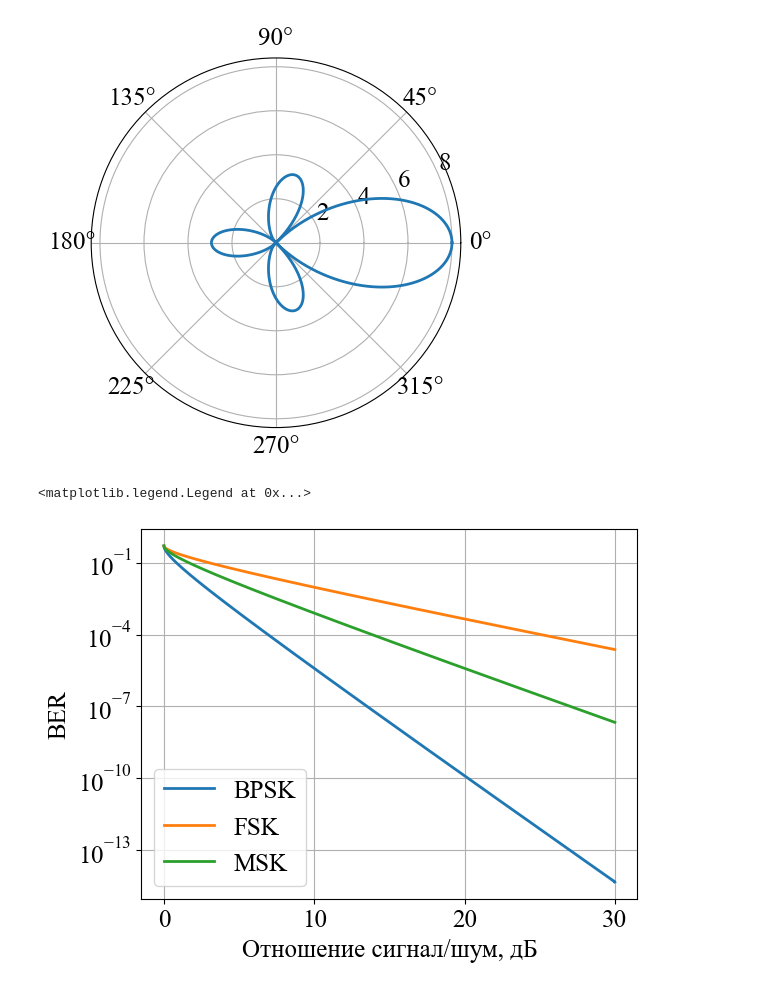
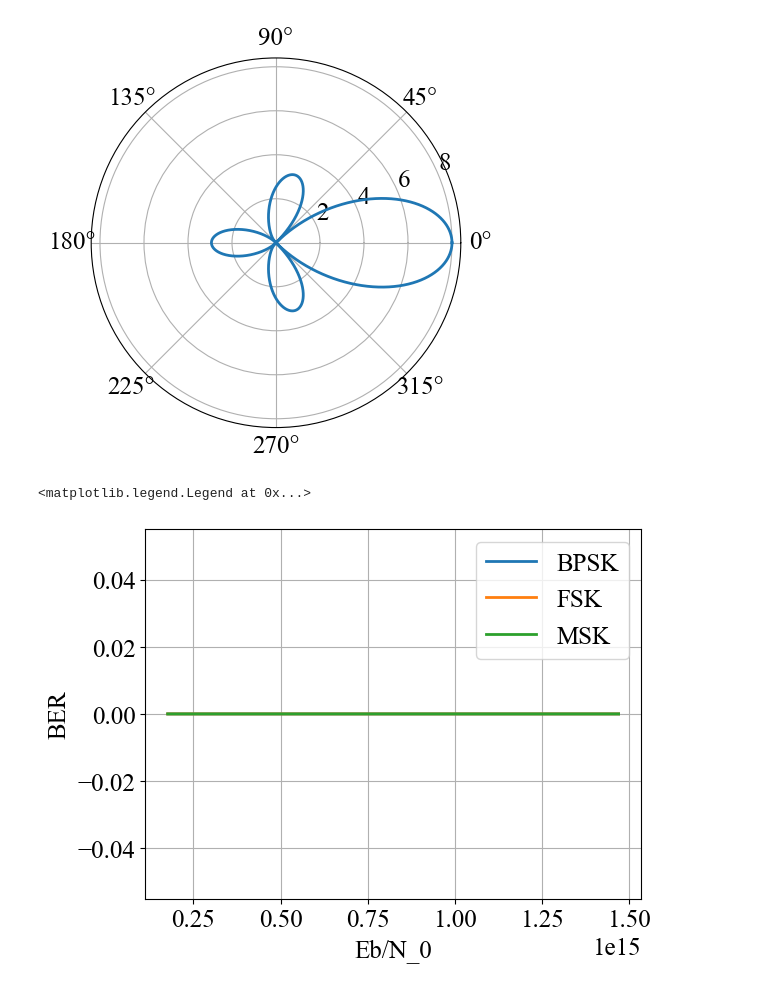
Before and after one commit to liveinscarlet/Study, a Jupyter notebook: Шапошникова/Propogation_losses/Propogation losses.ipynb, the cells around one changed output. Cells and saved outputs as stored; diff of their text form; code cells hidden in the pictures.

```diff
--- a/Шапошникова/Propogation_losses/Propogation losses.ipynb
+++ b/Шапошникова/Propogation_losses/Propogation losses.ipynb
@@ -165,37 +165,38 @@ plt.grid(True)
 # %%
 # BER, Eb/N0 и т.п.
 def Q(x):
     return (0.5 * (1 + scs.erf(-x/np.sqrt(2))))
 
 # Принимаемая мощность
 G_t = G_r = 4                                   # Усиление приемной и передающей антенн
 G_t_dB = G_r_dB = 10 * np.log10(G_r)            # Усиление приемное и передающей антенн в дБ
 P1 = 100                                        # Исходная мощность сигнала, Вт
 G_dip = 3/2                                     # Усиление единичного диполя
 G_dip_dB = 10 * np.log10(G_dip)                 # Усиление единичного диполя, дБ
 
 R_b = 2 * 10 ** 6         # Требуемая скорость передачи, бит/с
-M = [2, 4, 8, 16, 31]     # Позиционность модуляции
+M = 4                     # Позиционность модуляции
 W = R_b / np.log2(M)      # Полоса сигнала
 W /= 10 ** 6              # Полоса в МГц
-L = 1
-Eb = P1 * G_t * G_r / (L * scp.k * W * N * R_b)
+L = L_big
+T = 290                  # Температура антенны, К
+Eb_N0 = P1 * G_t * G_r / (L * scp.k * T * W * N * R_b)
 
-
-m = 0.3
-Eb_N0 = np.linspace(0, 30, 10000)
+m = 0.5                   # Индекс модуляции
+SNR = np.linspace(0, 20, 10000)
+# Eb_N0 = W * SNR / R_b
 BER_BPSK = Q(np.sqrt(2 * Eb_N0))
 BER_FSK = Q(np.sqrt(Eb_N0 * (1 - np.sin(2 * np.pi * m)/2 * np.pi * m)))
 BER_MSK = Q(np.sqrt(Eb_N0))
 
 plt.plot(Eb_N0, BER_BPSK, label='BPSK')
 plt.plot(Eb_N0, BER_FSK, label='FSK')
 plt.plot(Eb_N0, BER_MSK, label='MSK')
-plt.xlabel('Отношение сигнал/шум, дБ')
+plt.xlabel('Eb/N_0')
 plt.ylabel('BER')
-plt.semilogy()
+# plt.semilogy()
 plt.grid(True)
 plt.legend()
 # %% [output]
 <matplotlib.legend.Legend at 0x...>
-[figure, old version]
+[figure, new version]
```
Also changed, not shown: 2 other files.
